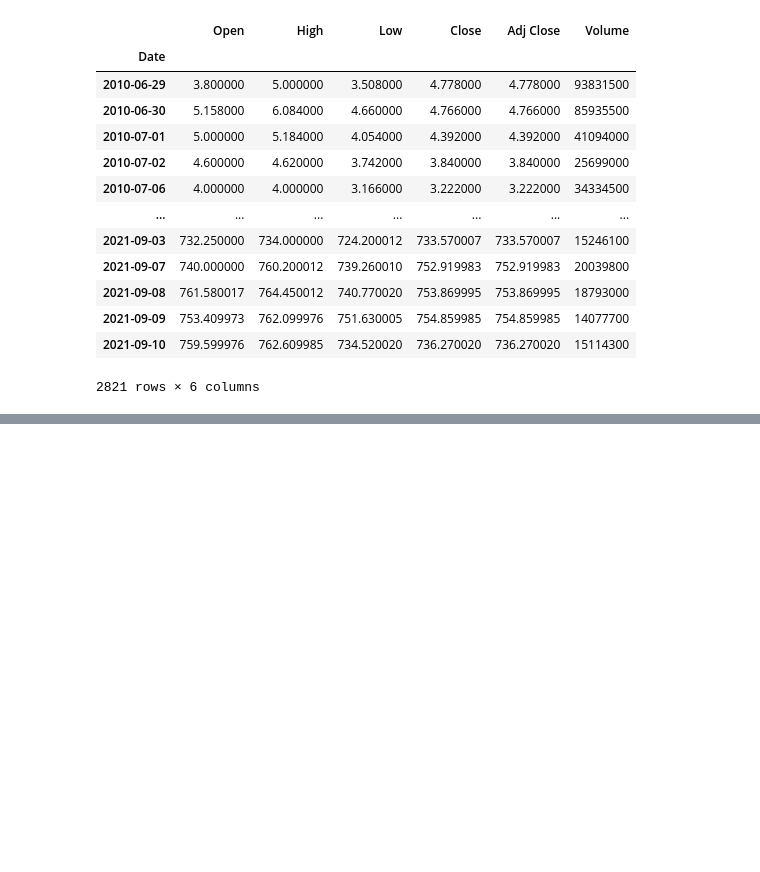
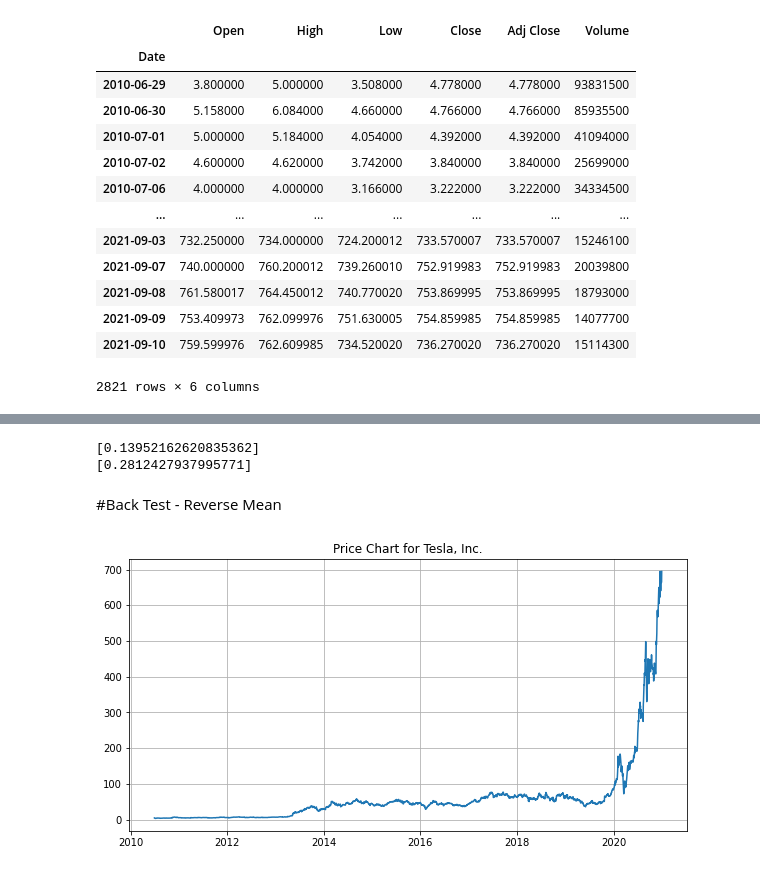
Before and after one commit to AlexNoonan-Syracuse/BigDataProject, a Jupyter notebook: ArimaModels_SW_9_12.ipynb, the cells around one changed output, grey strips where cells are left out. Saved outputs shown, nothing was run; the diff lists cells and outputs as text; code cells hidden in the pictures; blank space fills up the shorter version.

```diff
--- a/ArimaModels_SW_9_12.ipynb
+++ b/ArimaModels_SW_9_12.ipynb
@@ -920,0 +948,12 @@ TickerPivot.head()
+# %%
+final_rec2 = final_rec2[final_rec2['Month'] == "September"]
+final_rec2
+return_result3 = final_rec2['Mean Pctforward3'].tolist()
+return_result6 = final_rec2['Mean Pctforward6'].tolist()
+print(return_result3)
+print(return_result6)
+# %% [output]
+[0.13952162620835362]
+[0.2812427937995771]
+# %% [markdown]
+#Back Test - Reverse Mean
@@ -920,0 +995,11 @@ TickerPivot.head()
+# %%
+yfObj = yf.Ticker(ticker)
+data = yfObj.history(start="2000-01-01", end="2020-12-31")
+name = yfObj.info['shortName']
+plt.figure(figsize=(10, 5))
+plt.plot(data['Close'])
+plt.title(f'Price Chart for {name}')
+plt.grid()
+plt.show()
+# %% [output]
+[figure, added]
```
Also changed, not shown: parts of 18 cells of this notebook.
